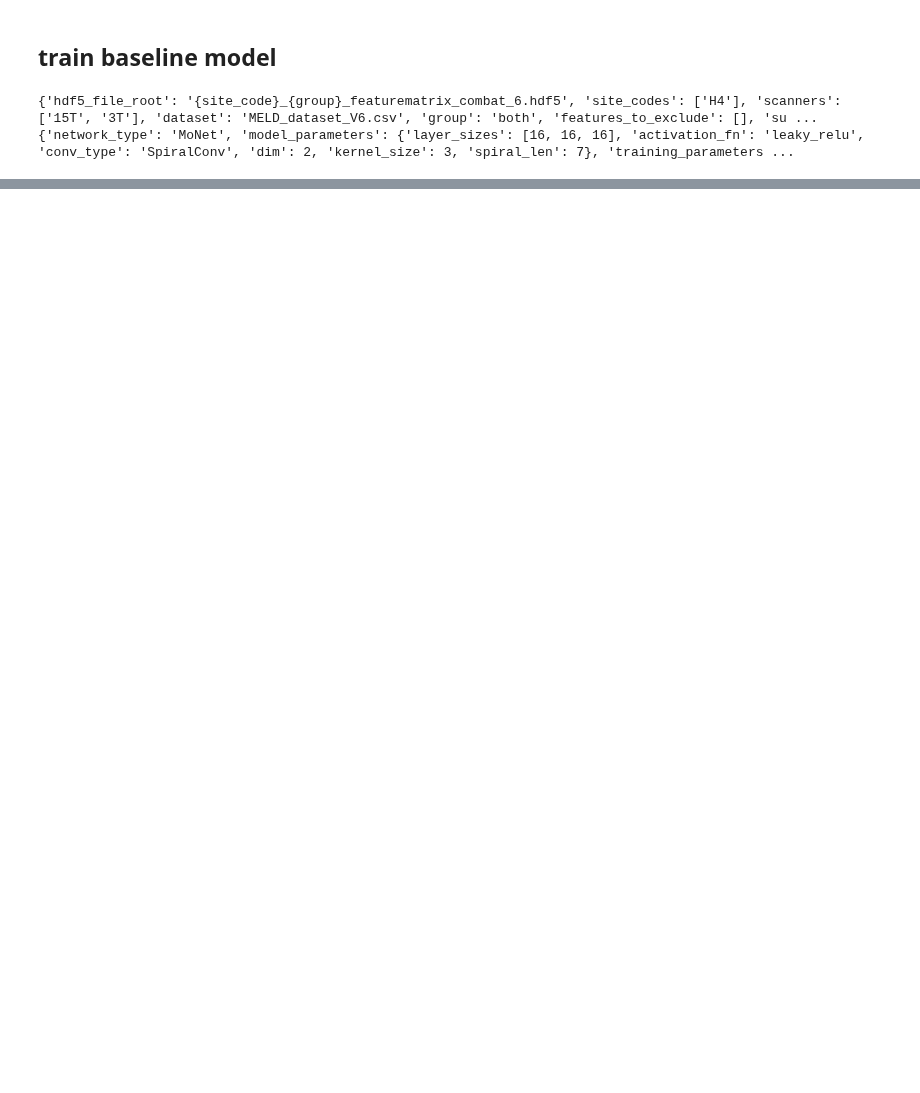
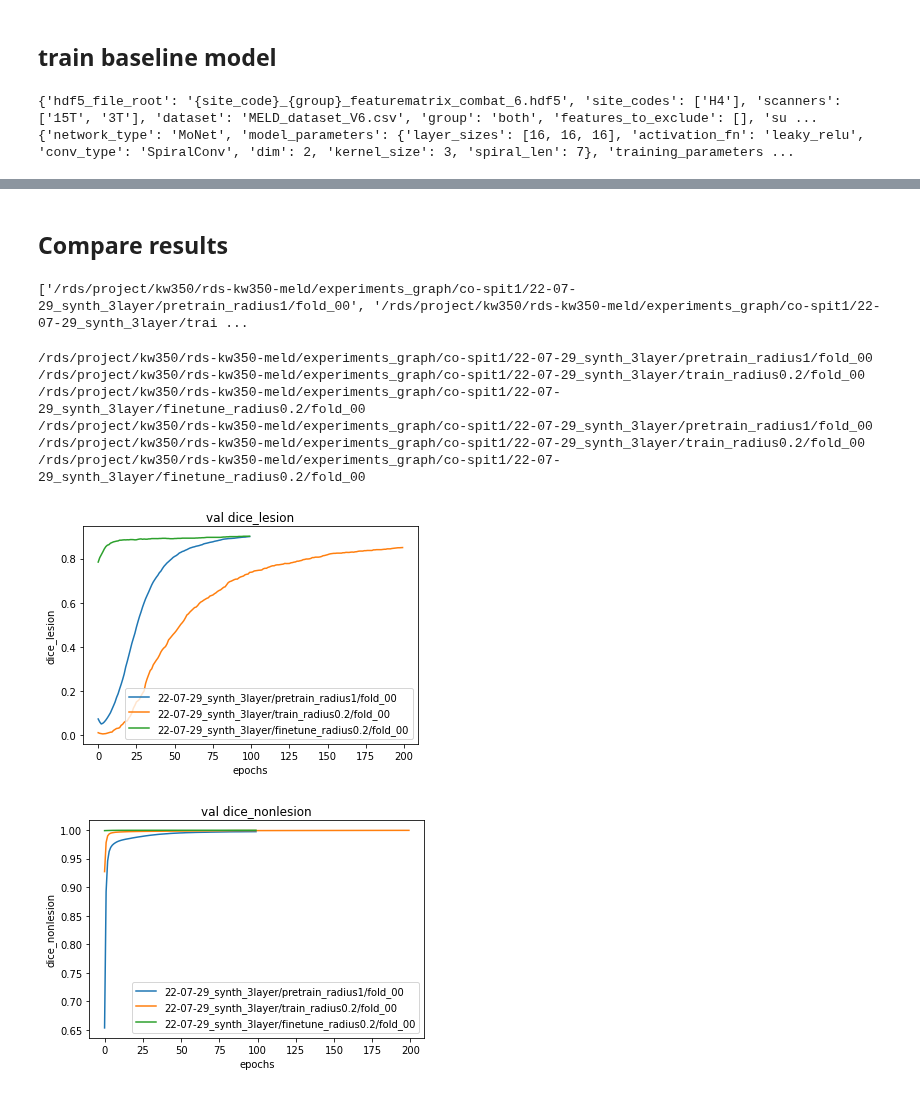
Before and after one commit to MELDProject/meld_graph, a Jupyter notebook: notebooks/test_finetuning Hannah.ipynb, the cells around one changed output, grey strips where cells are left out. Saved outputs shown, nothing was run; the diff lists cells and outputs as text; code cells hidden in the pictures; blank space fills up the shorter version.

```diff
--- a/notebooks/test_finetuning Hannah.ipynb
+++ b/notebooks/test_finetuning Hannah.ipynb
@@ -150,0 +146,4 @@ tensor([[-0.0126, -1.1752],
+# %%
+config = load_config("../scripts/config_files/experiment_config_hannah_synth.py")
+print(config.data_parameters)
+print(config.network_parameters)
@@ -150,0 +153,6 @@ tensor([[-0.0126, -1.1752],
+# %%
+# train for longer to make comparable
+config.network_parameters['training_parameters']['num_epochs'] = 200
+config.data_parameters['synthetic_data']['radius'] = 0.2
+config.network_parameters['name'] += '/train_radius0.2'
+print(config.network_parameters['name'])
@@ -150,0 +161,4 @@ tensor([[-0.0126, -1.1752],
+# %%
+exp = meld_graph.experiment.Experiment(config.network_parameters, config.data_parameters, verbose=logging.INFO)
+trainer = meld_graph.training.Trainer(exp)
+trainer.train()
@@ -150,0 +193,2 @@ tensor([[-0.0126, -1.1752],
+# %% [markdown]
+## Compare results
@@ -150,0 +201,37 @@ tensor([[-0.0126, -1.1752],
+# %%
+experiment_paths = discover_trained_experiments(path='/rds/project/kw350/rds-kw350-meld/experiments_graph/co-spit1/22-07-29_synth_3layer')
+
+print(experiment_paths)
+
+experiment_paths = ['/rds/project/kw350/rds-kw350-meld/experiments_graph/co-spit1/22-07-29_synth_3layer/pretrain_radius1/fold_00',
+                    '/rds/project/kw350/rds-kw350-meld/experiments_graph/co-spit1/22-07-29_synth_3layer/train_radius0.2/fold_00',
+                    '/rds/project/kw350/rds-kw350-meld/experiments_graph/co-spit1/22-07-29_synth_3layer/finetune_radius0.2/fold_00',
+]
+exps = [Experiment.from_folder(p) for p in experiment_paths]
+# %% [output]
+['/rds/project/kw350/rds-kw350-meld/experiments_graph/co-spit1/22-07-29_synth_3layer/pretrain_radius1/fold_00', '/rds/project/kw350/rds-kw350-meld/experiments_graph/co-spit1/22-07-29_synth_3layer/trai ...
+# %%
+#import seaborn as sns
+def plot_scores(exps, score='loss', split='val'):
+    scores = []
+    fig, ax = plt.subplots(1,1)
+    for exp in exps:
+        scores = exp.get_scores(split=split)[score]
+        ax.plot(scores.index, scores, label=os.path.join(exp.experiment_name, f'fold_{exp.fold:02d}'))
+    ax.set_xlabel('epochs')
+    ax.set_ylabel(score)
+    ax.set_title(f'{split} {score}')
+    plt.legend()
+
+
+plot_scores(exps, 'dice_lesion')
+plot_scores(exps, 'dice_nonlesion')
+# %% [output]
+/rds/project/kw350/rds-kw350-meld/experiments_graph/co-spit1/22-07-29_synth_3layer/pretrain_radius1/fold_00
+/rds/project/kw350/rds-kw350-meld/experiments_graph/co-spit1/22-07-29_synth_3layer/train_radius0.2/fold_00
+/rds/project/kw350/rds-kw350-meld/experiments_graph/co-spit1/22-07-29_synth_3layer/finetune_radius0.2/fold_00
+/rds/project/kw350/rds-kw350-meld/experiments_graph/co-spit1/22-07-29_synth_3layer/pretrain_radius1/fold_00
+/rds/project/kw350/rds-kw350-meld/experiments_graph/co-spit1/22-07-29_synth_3layer/train_radius0.2/fold_00
+/rds/project/kw350/rds-kw350-meld/experiments_graph/co-spit1/22-07-29_synth_3layer/finetune_radius0.2/fold_00
+[figure, added]
+[figure, added]
```
Also changed, not shown: parts of 23 cells of this notebook, 4 other files.
